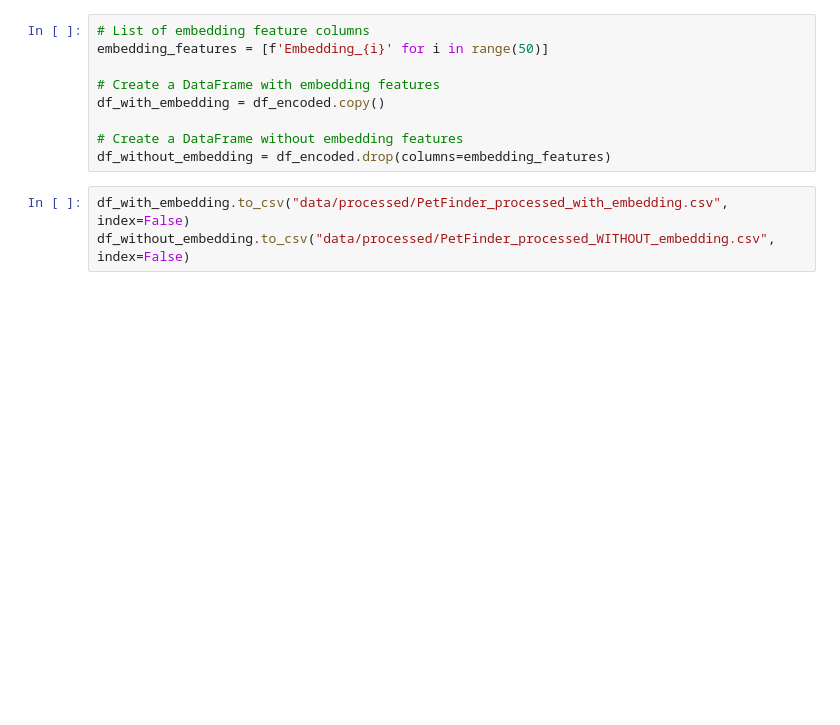
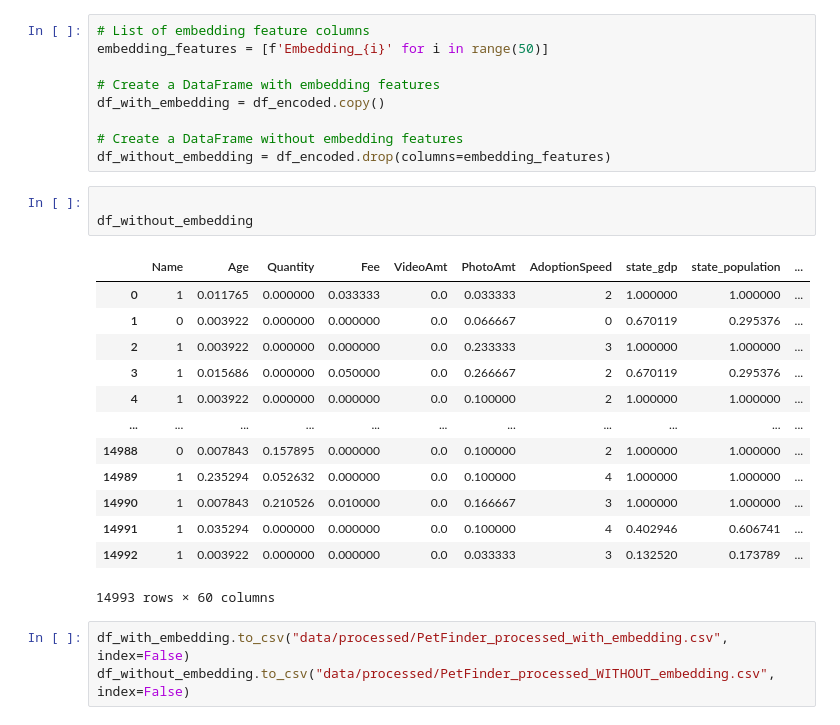
Before and after one commit to helenamaki/aprendizagem.automatica, a Jupyter notebook: dan/AA_202425_Project.ipynb, the cells around one changed output. Drawn from its saved outputs; the diff is of its cells as text; blank space fills up the shorter version.

```diff
--- a/dan/AA_202425_Project.ipynb
+++ b/dan/AA_202425_Project.ipynb
@@ -1614,6 +1640,23 @@ df_with_embedding = df_encoded.copy()
 
 # Create a DataFrame without embedding features
 df_without_embedding = df_encoded.drop(columns=embedding_features)
+# %%
+
+df_without_embedding
+# %% [output]
+|  | Name | Age | Quantity | Fee | VideoAmt | PhotoAmt | AdoptionSpeed | state_gdp | state_population | ... |
+| 0 | 1 | 0.011765 | 0.000000 | 0.033333 | 0.0 | 0.033333 | 2 | 1.000000 | 1.000000 | ... |
+| 1 | 0 | 0.003922 | 0.000000 | 0.000000 | 0.0 | 0.066667 | 0 | 0.670119 | 0.295376 | ... |
+| 2 | 1 | 0.003922 | 0.000000 | 0.000000 | 0.0 | 0.233333 | 3 | 1.000000 | 1.000000 | ... |
+| 3 | 1 | 0.015686 | 0.000000 | 0.050000 | 0.0 | 0.266667 | 2 | 0.670119 | 0.295376 | ... |
+| 4 | 1 | 0.003922 | 0.000000 | 0.000000 | 0.0 | 0.100000 | 2 | 1.000000 | 1.000000 | ... |
+| ... | ... | ... | ... | ... | ... | ... | ... | ... | ... | ... |
+| 14988 | 0 | 0.007843 | 0.157895 | 0.000000 | 0.0 | 0.100000 | 2 | 1.000000 | 1.000000 | ... |
+| 14989 | 1 | 0.235294 | 0.052632 | 0.000000 | 0.0 | 0.100000 | 4 | 1.000000 | 1.000000 | ... |
+| 14990 | 1 | 0.007843 | 0.210526 | 0.010000 | 0.0 | 0.166667 | 3 | 1.000000 | 1.000000 | ... |
+| 14991 | 1 | 0.035294 | 0.000000 | 0.000000 | 0.0 | 0.100000 | 4 | 0.402946 | 0.606741 | ... |
+| 14992 | 1 | 0.003922 | 0.000000 | 0.000000 | 0.0 | 0.033333 | 3 | 0.132520 | 0.173789 | ... |
+14993 rows × 60 columns
 # %%
 df_with_embedding.to_csv("data/processed/PetFinder_processed_with_embedding.csv", index=False)
 df_without_embedding.to_csv("data/processed/PetFinder_processed_WITHOUT_embedding.csv", index=False)
```
Also changed, not shown: parts of 18 cells of this notebook, 4 other files.
